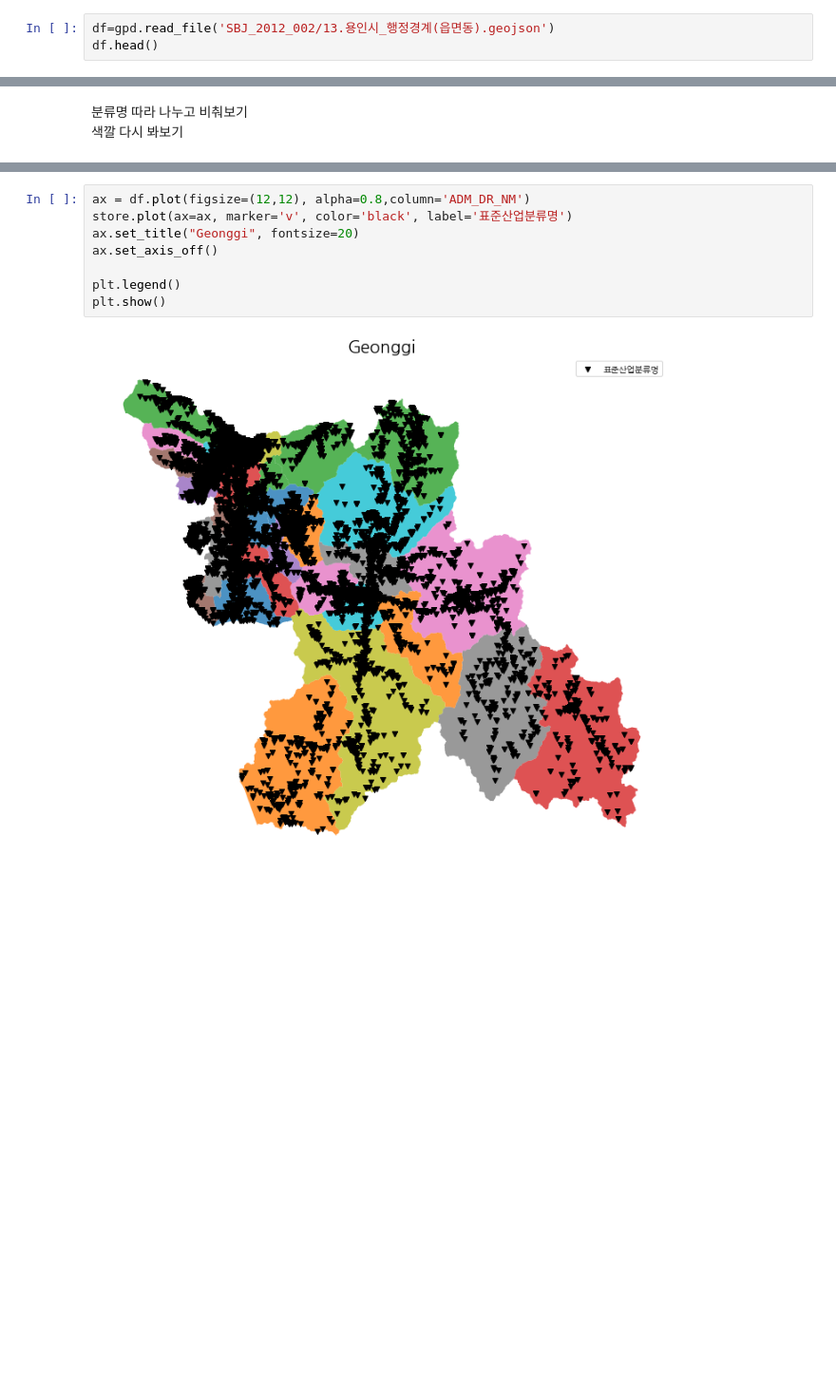
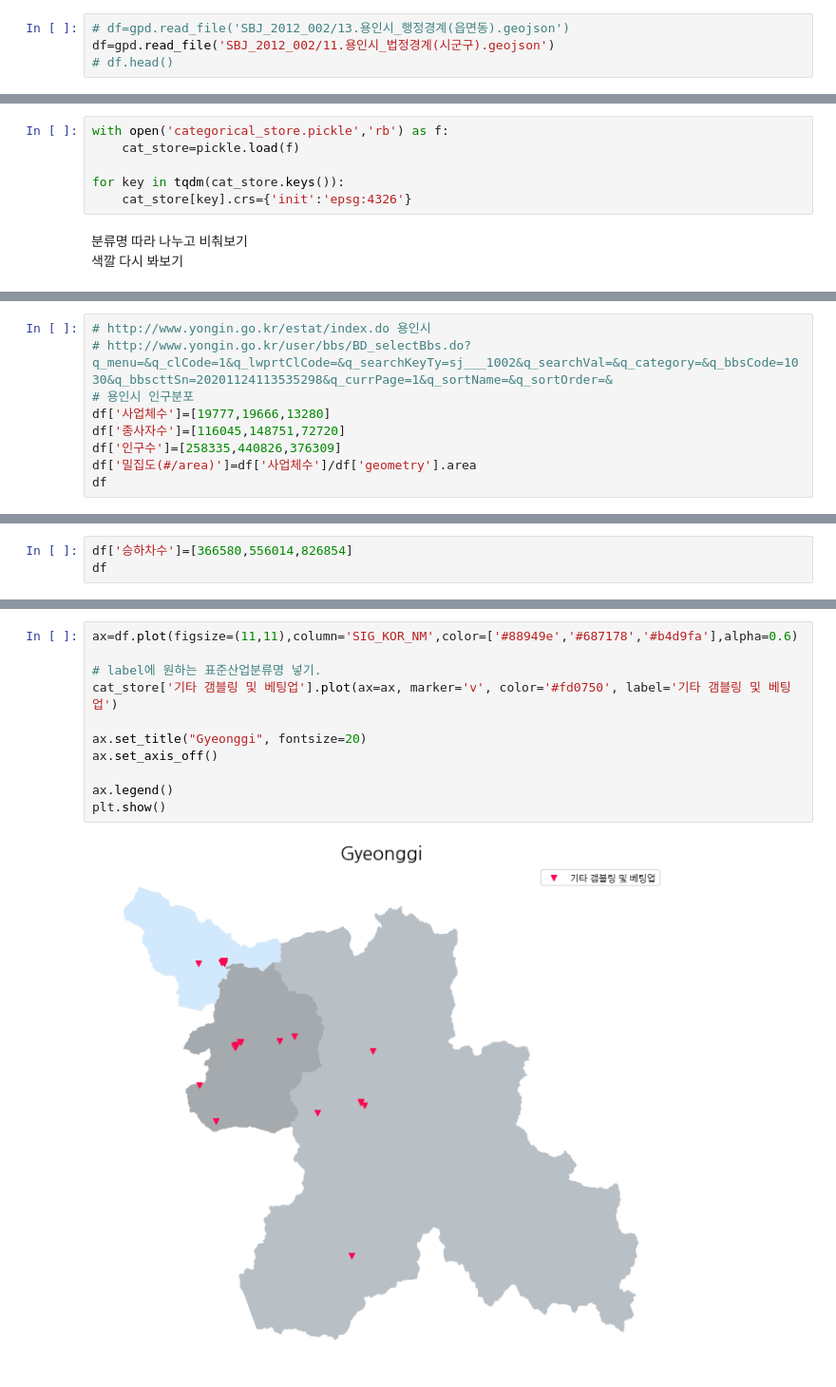
Before and after one commit to 98hyun/DACON, a Jupyter notebook: [용인_공간분석]/공간분석.ipynb, the cells around one changed output, grey strips where cells are left out. Shown: that part at 95% size. Saved outputs shown, nothing was run; the diff lists cells and outputs as text; blank space fills up the shorter version.

```diff
--- a/[용인_공간분석]/공간분석.ipynb
+++ b/[용인_공간분석]/공간분석.ipynb
@@ -21,3 +30,4 @@ plt.rcParams['font.family']='NanumGothic'
 # %%
-df=gpd.read_file('SBJ_2012_002/13.용인시_행정경계(읍면동).geojson')
-df.head()
+# df=gpd.read_file('SBJ_2012_002/13.용인시_행정경계(읍면동).geojson')
+df=gpd.read_file('SBJ_2012_002/11.용인시_법정경계(시군구).geojson')
+# df.head()
@@ -60,3 +68,9 @@ store.crs={'init':'epsg:4326'}
+# %%
+with open('categorical_store.pickle','rb') as f:
+    cat_store=pickle.load(f)
+
+for key in tqdm(cat_store.keys()):
+    cat_store[key].crs={'init':'epsg:4326'}
 # %% [markdown]
 분류명 따라 나누고 비춰보기
 색깔 다시 봐보기
@@ -62,0 +133,9 @@ store.crs={'init':'epsg:4326'}
+# %%
+# http://www.yongin.go.kr/estat/index.do 용인시
+# http://www.yongin.go.kr/user/bbs/BD_selectBbs.do?q_menu=&q_clCode=1&q_lwprtClCode=&q_searchKeyTy=sj___1002&q_searchVal=&q_category=&q_bbsCode=1030&q_bbscttSn=20201124113535298&q_currPage=1&q_sortName=&q_sortOrder=&
+# 용인시 인구분포
+df['사업체수']=[19777,19666,13280]
+df['종사자수']=[116045,148751,72720]
+df['인구수']=[258335,440826,376309]
+df['밀집도(#/area)']=df['사업체수']/df['geometry'].area
+df
@@ -62,0 +165,3 @@ store.crs={'init':'epsg:4326'}
+# %%
+df['승하차수']=[366580,556014,826854]
+df
@@ -63,10 +256,13 @@ store.crs={'init':'epsg:4326'}
 # %%
-ax = df.plot(figsize=(12,12), alpha=0.8,column='ADM_DR_NM')
-store.plot(ax=ax, marker='v', color='black', label='표준산업분류명')
-ax.set_title("Geonggi", fontsize=20)
+ax=df.plot(figsize=(11,11),column='SIG_KOR_NM',color=['#88949e','#687178','#b4d9fa'],alpha=0.6)
+
+# label에 원하는 표준산업분류명 넣기.
+cat_store['기타 갬블링 및 베팅업'].plot(ax=ax, marker='v', color='#fd0750', label='기타 갬블링 및 베팅업')
+
+ax.set_title("Gyeonggi", fontsize=20)
 ax.set_axis_off()
 
-plt.legend()
+ax.legend()
 plt.show()
 # %% [output]
-[figure, old version]
+[figure, new version]
```
Also changed, not shown: parts of 28 cells of this notebook.
